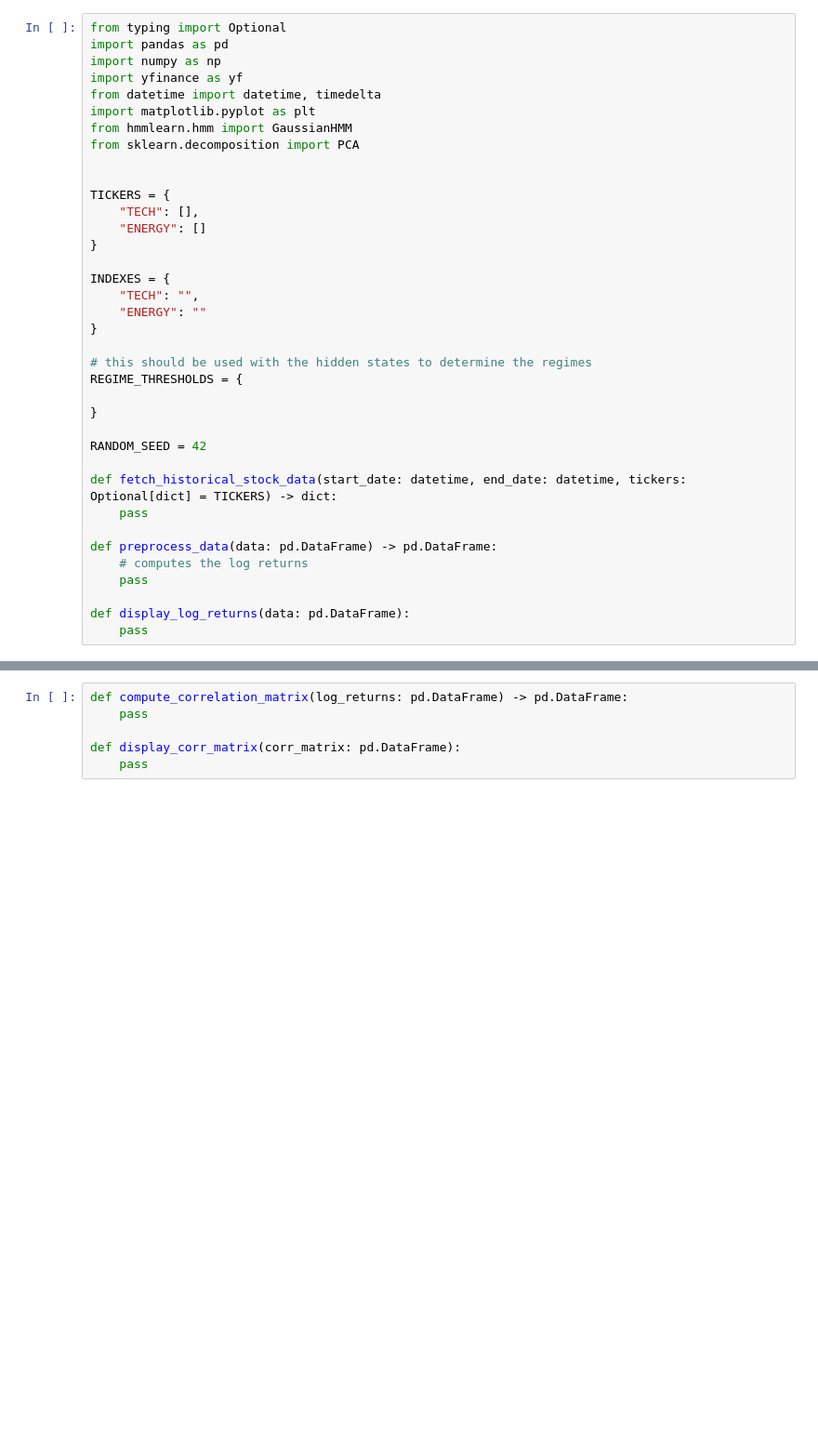
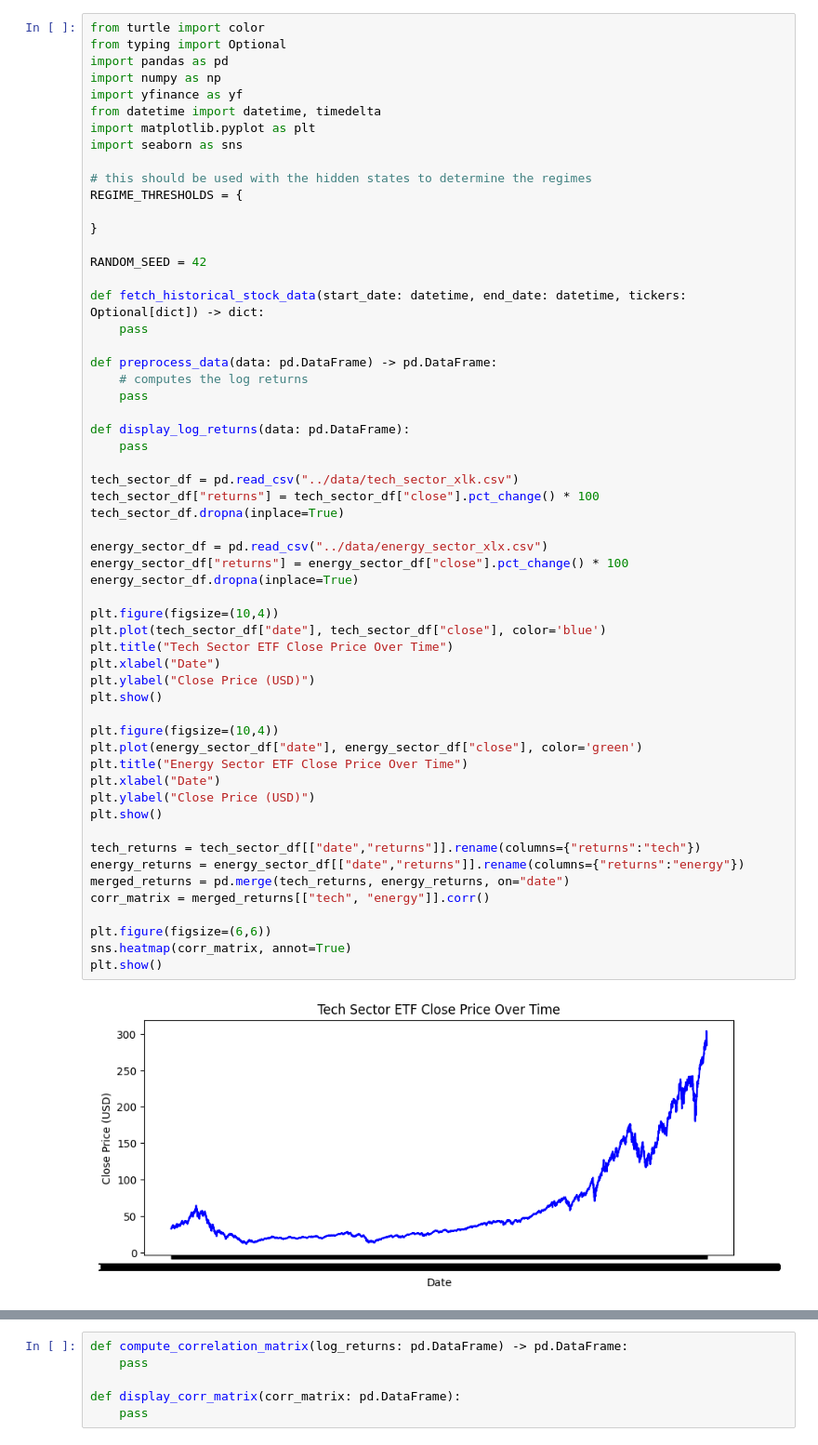
Before and after one commit to 4yushP4tel/RegimeDetectionAndPrediction, a Jupyter notebook: jupyterNoteBooks/regimeDetection.ipynb, the cells around one changed output, grey strips where cells are left out. Shown at 93% size. Drawn from its saved outputs; the diff is of its cells as text; blank space fills up the shorter version.

Commit message:
got some data

```diff
--- a/jupyterNoteBooks/regimeDetection.ipynb
+++ b/jupyterNoteBooks/regimeDetection.ipynb
@@ -1,37 +1,59 @@
 # %%
+from turtle import color
 from typing import Optional
 import pandas as pd
 import numpy as np
 import yfinance as yf
 from datetime import datetime, timedelta
 import matplotlib.pyplot as plt
-from hmmlearn.hmm import GaussianHMM
-from sklearn.decomposition import PCA
-
-
-TICKERS = {
-    "TECH": [],
-    "ENERGY": []
-}
-
-INDEXES = {
-    "TECH": "",
-    "ENERGY": ""
-}
+import seaborn as sns
 
 # this should be used with the hidden states to determine the regimes
 REGIME_THRESHOLDS = {
 
 }
 
 RANDOM_SEED = 42
 
-def fetch_historical_stock_data(start_date: datetime, end_date: datetime, tickers: Optional[dict] = TICKERS) -> dict:
+def fetch_historical_stock_data(start_date: datetime, end_date: datetime, tickers: Optional[dict]) -> dict:
     pass
 
 def preprocess_data(data: pd.DataFrame) -> pd.DataFrame:
     # computes the log returns
     pass
 
 def display_log_returns(data: pd.DataFrame):
     pass
+
+tech_sector_df = pd.read_csv("../data/tech_sector_xlk.csv")
+tech_sector_df["returns"] = tech_sector_df["close"].pct_change() * 100
+tech_sector_df.dropna(inplace=True)
+
+energy_sector_df = pd.read_csv("../data/energy_sector_xlx.csv")
+energy_sector_df["returns"] = energy_sector_df["close"].pct_change() * 100
+energy_sector_df.dropna(inplace=True)
+
+plt.figure(figsize=(10,4))
+plt.plot(tech_sector_df["date"], tech_sector_df["close"], color='blue')
+plt.title("Tech Sector ETF Close Price Over Time")
+plt.xlabel("Date")
+plt.ylabel("Close Price (USD)")
+plt.show()
+
+plt.figure(figsize=(10,4))
+plt.plot(energy_sector_df["date"], energy_sector_df["close"], color='green')
+plt.title("Energy Sector ETF Close Price Over Time")
+plt.xlabel("Date")
+plt.ylabel("Close Price (USD)")
+plt.show()
+
+tech_returns = tech_sector_df[["date","returns"]].rename(columns={"returns":"tech"})
+energy_returns = energy_sector_df[["date","returns"]].rename(columns={"returns":"energy"})
+merged_returns = pd.merge(tech_returns, energy_returns, on="date")
+corr_matrix = merged_returns[["tech", "energy"]].corr()
+
+plt.figure(figsize=(6,6))
+sns.heatmap(corr_matrix, annot=True)
+plt.show()
+# %% [output]
+[figure, added]
```
Also changed, not shown: parts of 1 cell of this notebook, 1 other file.
